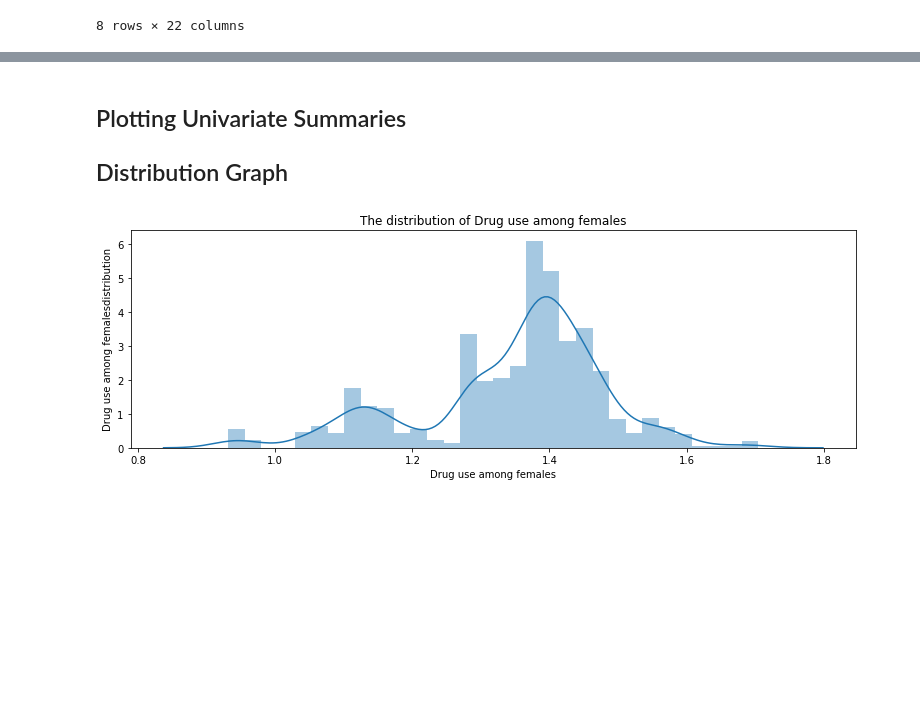
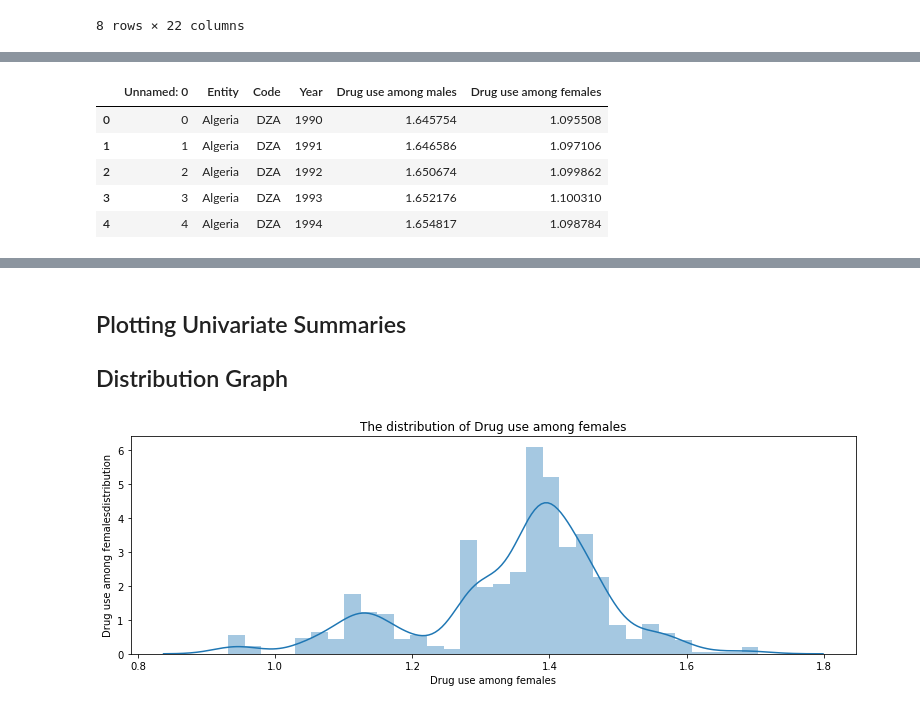
Before and after one commit to CHRISTINEMUTHEE/DrugAbuseAnalysis, a Jupyter notebook: Cleaning.ipynb, the cells around one changed output, grey strips where cells are left out. Drawn from its saved outputs; the diff is of its cells as text; code cells hidden in the pictures; blank space fills up the shorter version.

```diff
--- a/Cleaning.ipynb
+++ b/Cleaning.ipynb
@@ -228,0 +245,9 @@ Final_df.describe()
+# %%
+Gender_drug_df.head()
+# %% [output]
+|  | Unnamed: 0 | Entity | Code | Year | Drug use among males | Drug use among females |
+| 0 | 0 | Algeria | DZA | 1990 | 1.645754 | 1.095508 |
+| 1 | 1 | Algeria | DZA | 1991 | 1.646586 | 1.097106 |
+| 2 | 2 | Algeria | DZA | 1992 | 1.650674 | 1.099862 |
+| 3 | 3 | Algeria | DZA | 1993 | 1.652176 | 1.100310 |
+| 4 | 4 | Algeria | DZA | 1994 | 1.654817 | 1.098784 |
```
Also changed, not shown: parts of 13 cells of this notebook.
